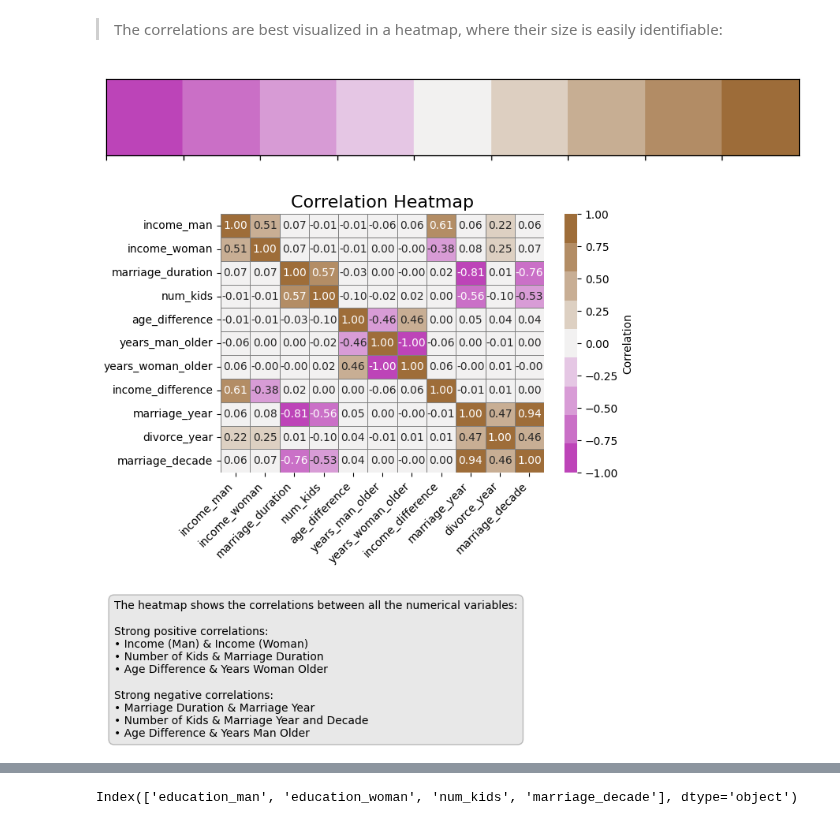
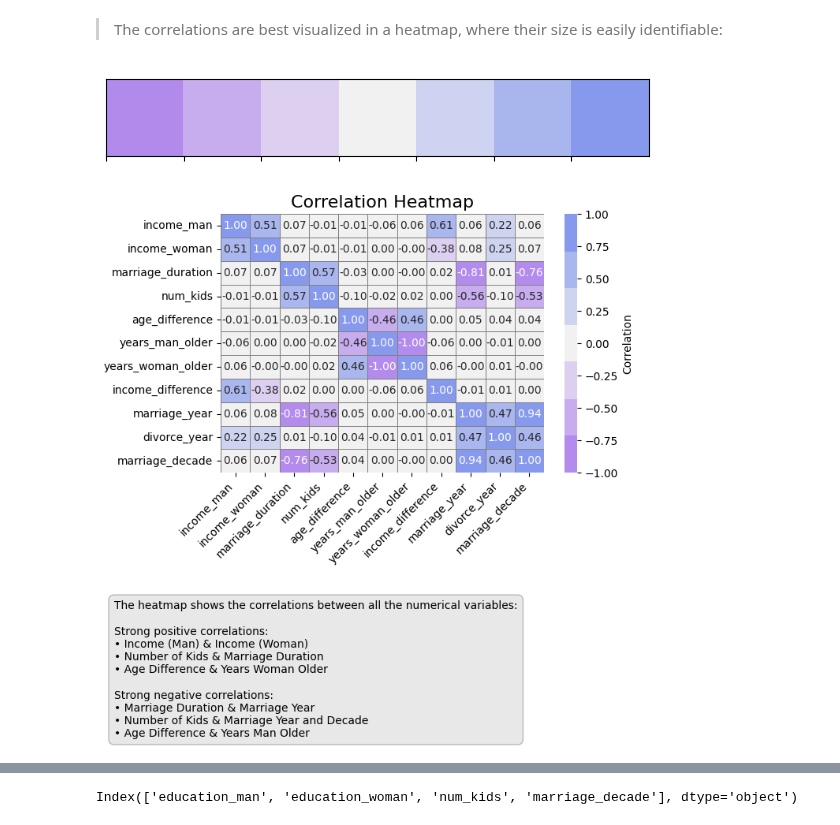
Before and after one commit to lindsayalexandra14/ds_portfolio, a Jupyter notebook: 1_projects/data_visualization/python_eda/divorce/divorce_eda.ipynb, the cells around one changed output, grey strips where cells are left out. Drawn from its saved outputs; the diff is of its cells as text; code cells hidden in the pictures.

Commit message:
update colors

```diff
--- a/1_projects/data_visualization/python_eda/divorce/divorce_eda.ipynb
+++ b/1_projects/data_visualization/python_eda/divorce/divorce_eda.ipynb
@@ -605,16 +618,18 @@ df.corr(numeric_only=True, method='pearson')
 > The correlations are best visualized in a heatmap, where their size is easily identifiable:
 # %%
 heatmap_palette = sns.diverging_palette(
-    3550,  # Hue for end 1
-    44,   # Hue for end 2
-    n=9,  # Number of colors
-    center="light"  # midpoint lighter
+    6400,  # Hue for end 1
+    5300,   # Hue for end 2
+    n=7,  # Number of colors
+    center="light",  # midpoint lighter
+    s=80,  # Saturation
+    l=65   # Lightness
 )
 
 sns.palplot(heatmap_palette)
 plt.show()
 # %% [output]
-[figure, old version]
+[figure, new version]
 # %%
 plt.figure(figsize=(7,5))
 
@@ -656,7 +671,7 @@ plt.figtext(
 
 plt.show()
 # %% [output]
-[figure, old version]
+[figure, new version]
 # %% [markdown]
 ![Alt text](https://github.com/lindsayalexandra14/ds_portfolio/raw/main/2_images/templates/notebook/headers/beige/Chi%20Squared.png)
 # %%
```
Also changed, not shown: parts of 7 cells of this notebook.
